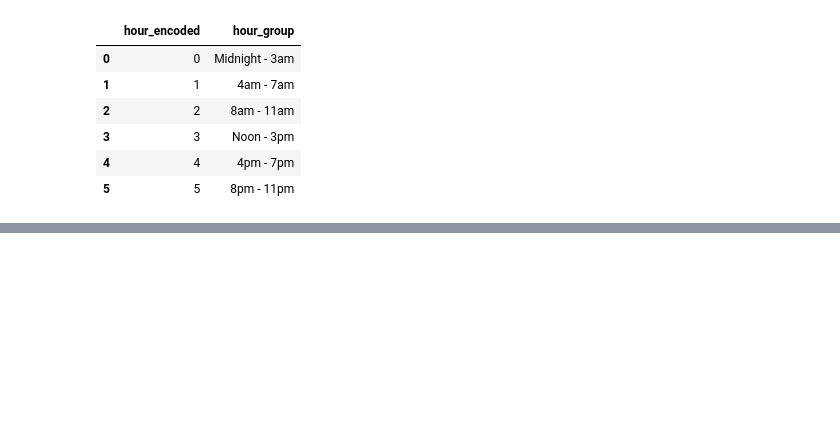
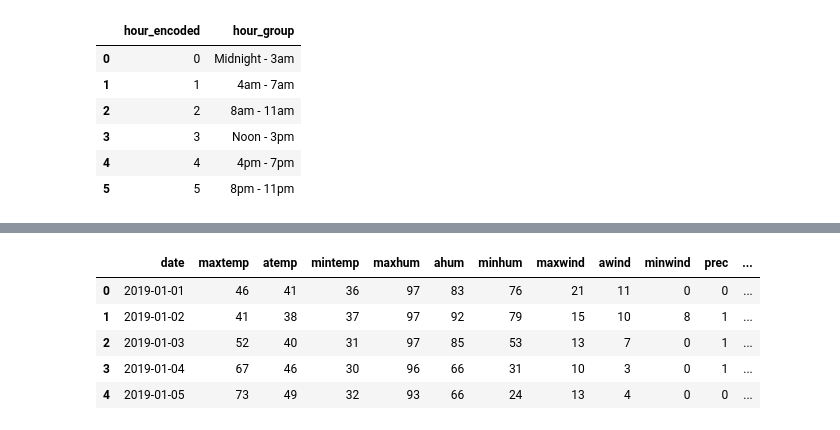
Before and after one commit to aktavern/Austin-Transporation-Alternatives, a Jupyter notebook: etl/ETL Notebook.ipynb, the cells around one changed output, grey strips where cells are left out. Saved outputs shown, nothing was run; the diff lists cells and outputs as text; code cells hidden in the pictures; blank space fills up the shorter version.

```diff
--- a/etl/ETL Notebook.ipynb
+++ b/etl/ETL Notebook.ipynb
@@ -11,6 +12,8 @@ from sqlalchemy import func
 # %%
 # read in csv
 all_vehicles = pd.read_csv("all_vehicles_ml.csv")
+# %%
+weather = pd.read_csv('weather_cleaned.csv')
 # %%
 all_vehicles.head()
 # %% [output]
@@ -99,5 +119,16 @@ count_dataframe
 | 8 | 8 | 3478 - 3892 |
 | 9 | 9 | 3893 - 4334 |
 | 10 | 10 | 4335 - 4780 |
+# %%
+weather = weather.drop('Unnamed: 0', axis=1)
+# %%
+weather.head()
+# %% [output]
+|  | date | maxtemp | atemp | mintemp | maxhum | ahum | minhum | maxwind | awind | minwind | prec | ... |
+| 0 | 2019-01-01 | 46 | 41 | 36 | 97 | 83 | 76 | 21 | 11 | 0 | 0 | ... |
+| 1 | 2019-01-02 | 41 | 38 | 37 | 97 | 92 | 79 | 15 | 10 | 8 | 1 | ... |
+| 2 | 2019-01-03 | 52 | 40 | 31 | 97 | 85 | 53 | 13 | 7 | 0 | 1 | ... |
+| 3 | 2019-01-04 | 67 | 46 | 30 | 96 | 66 | 31 | 10 | 3 | 0 | 1 | ... |
+| 4 | 2019-01-05 | 73 | 49 | 32 | 93 | 66 | 24 | 13 | 4 | 0 | 0 | ... |
 # %%
 # connect to local postgres
```
Also changed, not shown: parts of 10 cells of this notebook, 2 other files.
